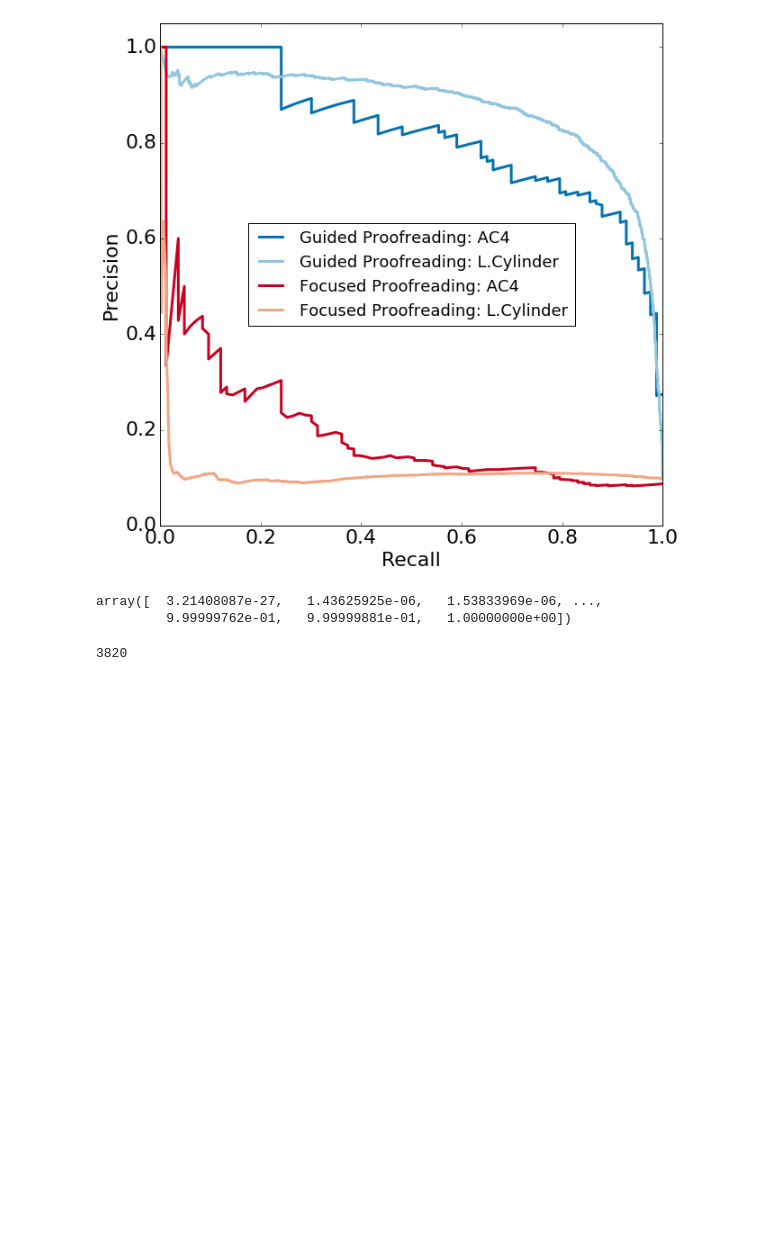
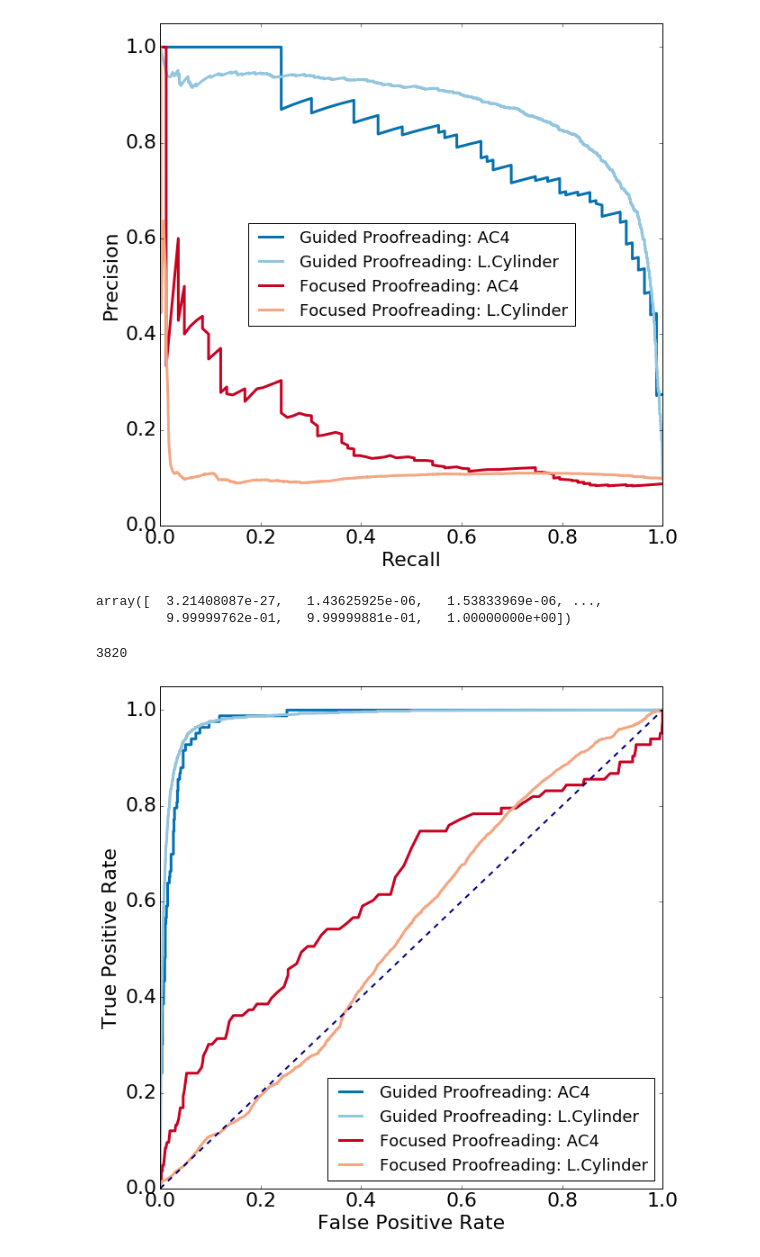
Before and after one commit to VCG/gp, a Jupyter notebook: ipy_test/PR_CYL_DOJO.ipynb, the cells around one changed output. Drawn from its saved outputs; the diff is of its cells as text; code cells hidden in the pictures; blank space fills up the shorter version.

```diff
--- a/ipy_test/PR_CYL_DOJO.ipynb
+++ b/ipy_test/PR_CYL_DOJO.ipynb
@@ -69,3 +69,44 @@ array([  3.21408087e-27,   1.43625925e-06,   1.53833969e-06, ...,
 len(gt_y_test_dojo)
 # %% [output]
 3820
+# %%
+gp_fpr_dojo, gp_tpr_dojo, gp_thresholds_dojo = roc_curve(gt_y_test_dojo,
+                                                                               gp_y_test_proba_dojo,
+                                                                               pos_label=1)
+fp_fpr_dojo, fp_tpr_dojo, fp_thresholds_dojo = roc_curve(gt_y_test_dojo,
+                                                                               fp_y_test_proba_dojo,
+                                                                               pos_label=1)
+gp_fpr_cyl, gp_tpr_cyl, gp_thresholds_cyl = roc_curve(gt_y_test_cyl,
+                                                                               gp_y_test_proba_cyl,
+                                                                               pos_label=1)
+fp_fpr_cyl, fp_tpr_cyl, fp_thresholds_cyl = roc_curve(gt_y_test_cyl,
+                                                                               fp_y_test_proba_cyl,
+                                                                               pos_label=1)
+fig = plt.figure(figsize=(10,10))
+plt.plot(gp_fpr_dojo, gp_tpr_dojo, color='#0571b0', label='Guided Proofreading: AC4', linewidth=3)
+plt.plot(gp_fpr_cyl, gp_tpr_cyl, color='#92c5de', label='Guided Proofreading: L.Cylinder', linewidth=3)
+plt.plot(fp_fpr_dojo, fp_tpr_dojo, color='#ca0020', label='Focused Proofreading: AC4', linewidth=3)
+plt.plot(fp_fpr_cyl, fp_tpr_cyl, color='#f4a582', label='Focused Proofreading: L.Cylinder', linewidth=3)
+# plt.plot(gp_recall_cyl, gp_precision_cyl, color='turquoise', label='GP L.Cylinder', linewidth=3)
+# plt.plot(fp_recall_cyl, fp_precision_cyl, color='gold', label='FP L.Cylinder', linewidth=3)
+# plt.plot(gp_recall_dojo, gp_precision_dojo, color='teal', label='GP AC4', linewidth=4)
+# plt.plot(fp_recall_dojo, fp_precision_dojo, color='orange', label='FP AC4', linewidth=4)
+
+plt.ylim([0.0, 1.05])
+plt.xlim([0.0, 1.00])
+
+font = {'family' : 'sans-serif',
+        'weight' : 'normal',
+        'size'   : 22}
+
+plt.rc('font', **font)
+plt.rc('legend',**{'fontsize':18})
+
+plt.plot([0, 1], [0, 1], color='navy', lw=2, linestyle='--')
+
+plt.xlabel('False Positive Rate')
+plt.ylabel('True Positive Rate')
+plt.legend( loc='lower right')
+plt.savefig('/home/d/PAPERGFX/roc.pdf', bbox_inches='tight')
+# %% [output]
+[figure, added]
```
Also changed, not shown: parts of 1 cell of this notebook, 9 other files.
